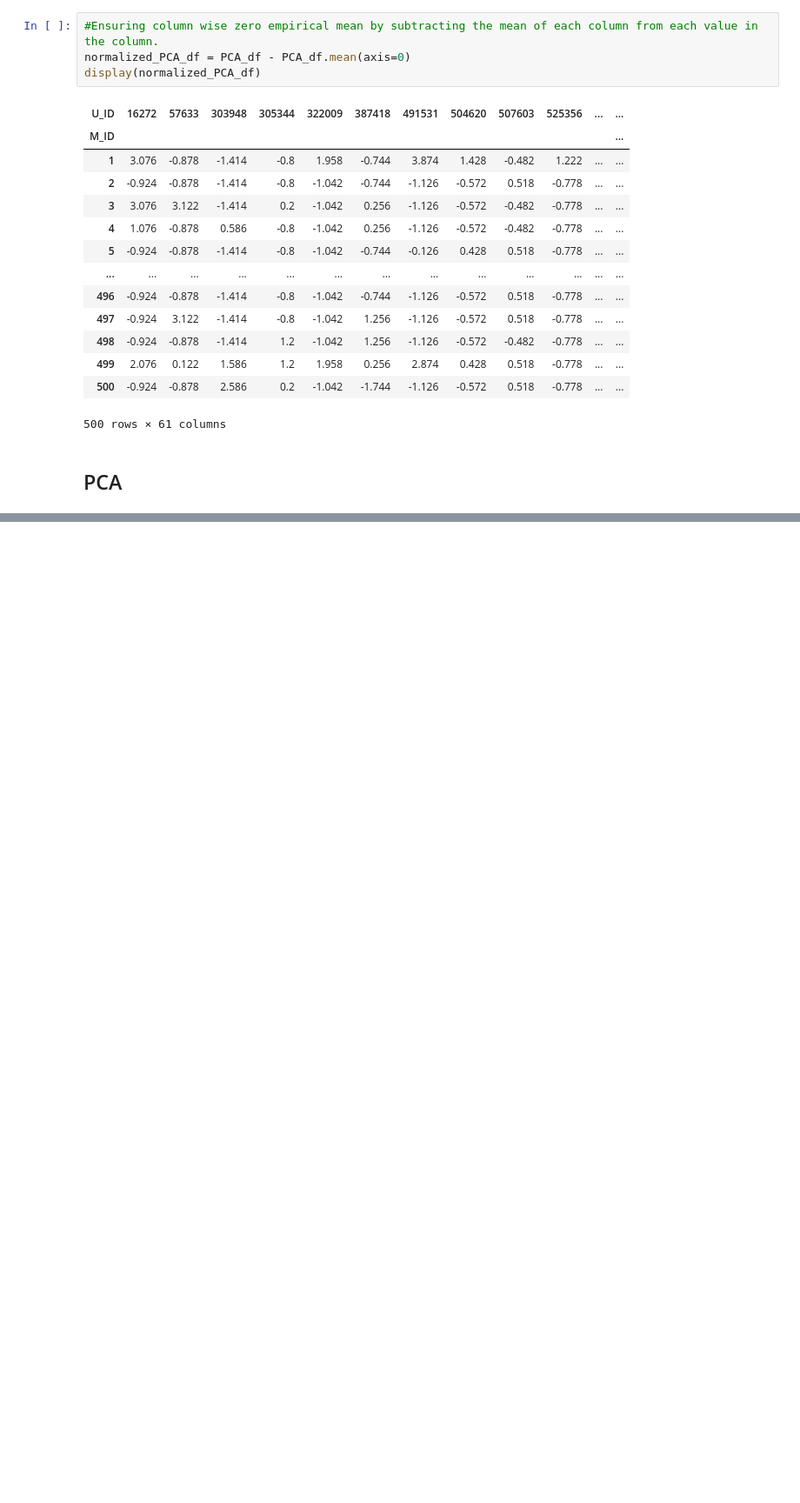
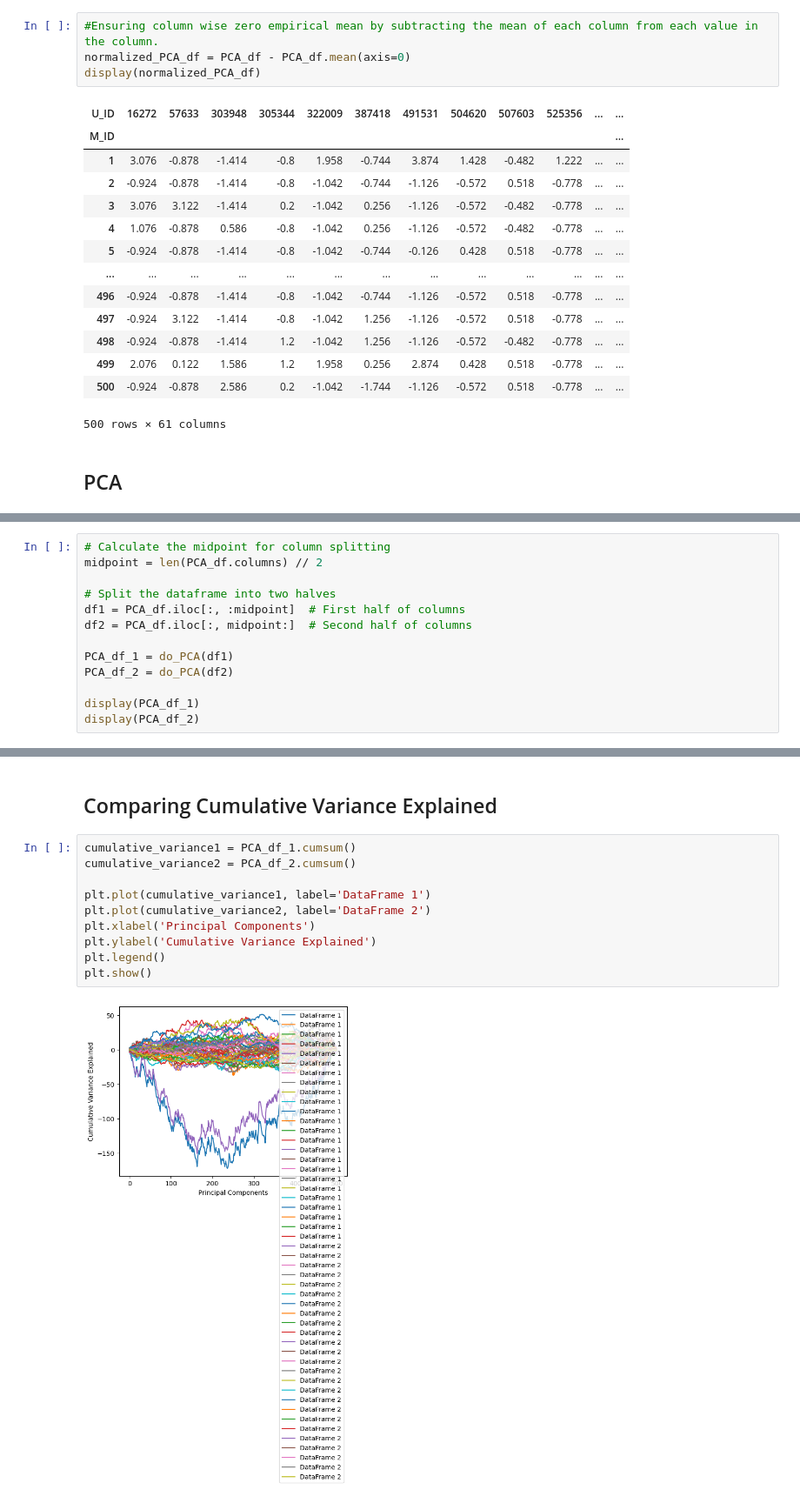
Before and after one commit to LeniaMalki/DistributedDataCompressionProject, a Jupyter notebook: DataProcessor .ipynb, the cells around one changed output, grey strips where cells are left out. Shown at 87% size. Cells and saved outputs as stored; diff of their text form; blank space fills up the shorter version.

Commit message:
Started analyzing PCAs and variance

```diff
--- a/DataProcessor .ipynb
+++ b/DataProcessor .ipynb
@@ -202,0 +179,13 @@ print(dist_matrix)
+# %%
+# Calculate the midpoint for column splitting
+midpoint = len(PCA_df.columns) // 2
+
+# Split the dataframe into two halves
+df1 = PCA_df.iloc[:, :midpoint]  # First half of columns
+df2 = PCA_df.iloc[:, midpoint:]  # Second half of columns
+
+PCA_df_1 = do_PCA(df1)
+PCA_df_2 = do_PCA(df2)
+
+display(PCA_df_1)
+display(PCA_df_2)
@@ -202,0 +219,14 @@ print(dist_matrix)
+# %% [markdown]
+## Comparing Cumulative Variance Explained
+# %%
+cumulative_variance1 = PCA_df_1.cumsum()
+cumulative_variance2 = PCA_df_2.cumsum()
+
+plt.plot(cumulative_variance1, label='DataFrame 1')
+plt.plot(cumulative_variance2, label='DataFrame 2')
+plt.xlabel('Principal Components')
+plt.ylabel('Cumulative Variance Explained')
+plt.legend()
+plt.show()
+# %% [output]
+[figure, added]
```
Also changed, not shown: parts of 19 cells of this notebook.
